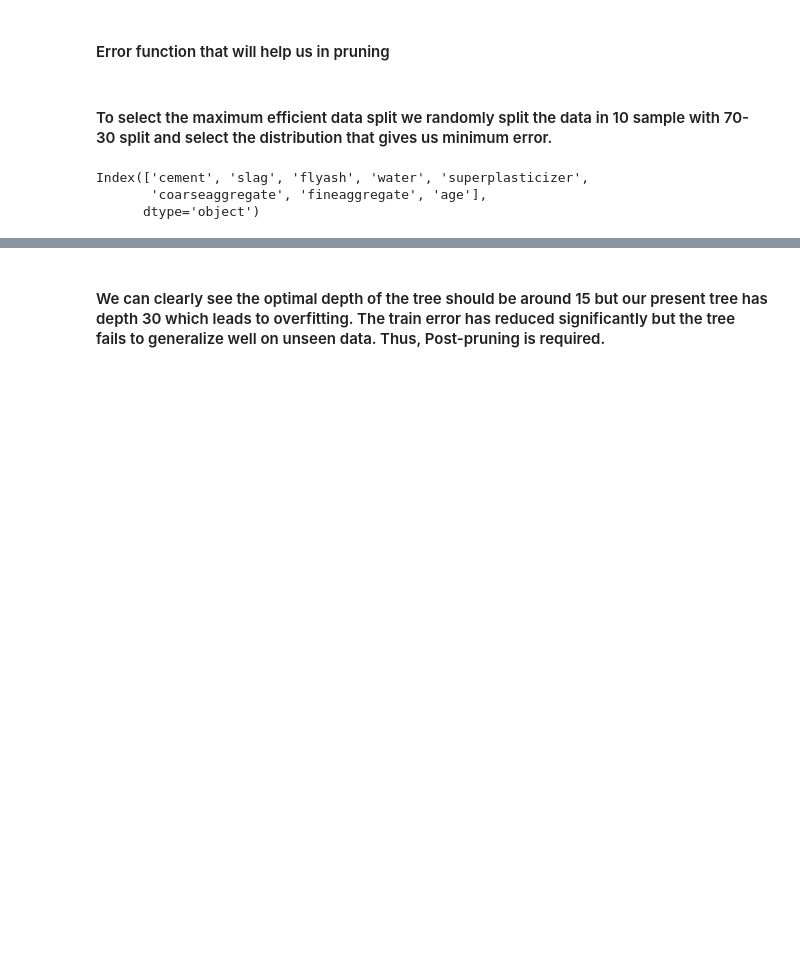
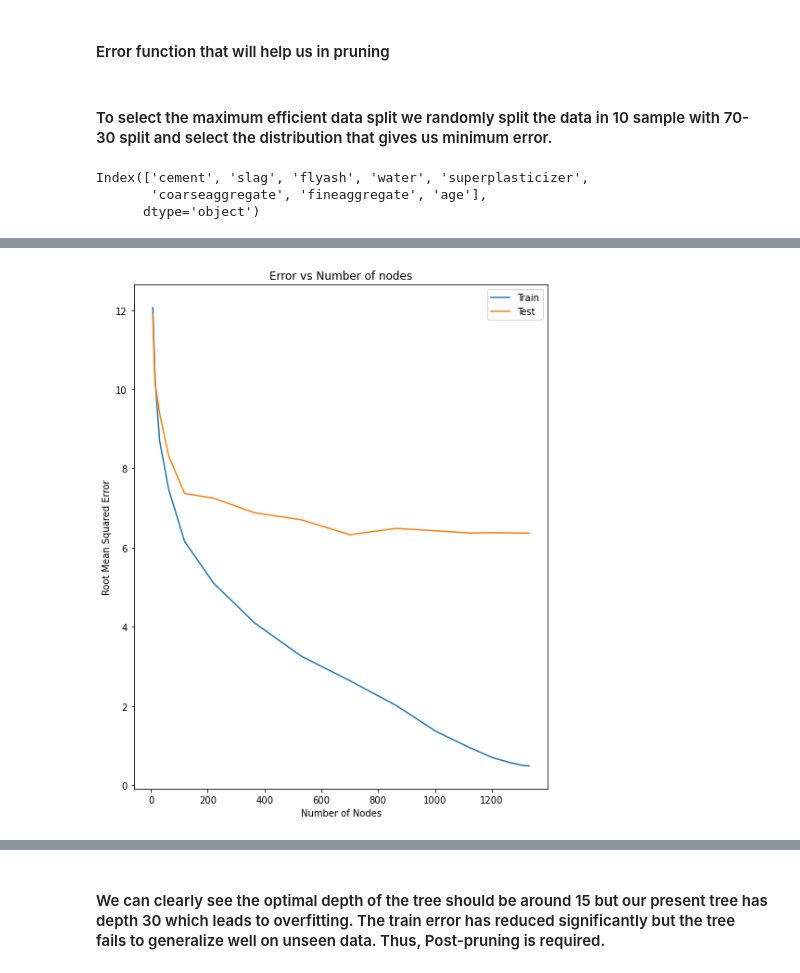
Before and after one commit to saransh03sharma/ML-22, a Jupyter notebook: Assignments/A1/B-Tree.ipynb, the cells around one changed output, grey strips where cells are left out. Drawn from its saved outputs; the diff is of its cells as text; code cells hidden in the pictures; blank space fills up the shorter version.

```diff
--- a/Assignments/A1/B-Tree.ipynb
+++ b/Assignments/A1/B-Tree.ipynb
@@ -501,0 +385,10 @@ plt.legend(['Train','Test']);
+# %%
+fig = plt.figure(figsize = (8,10))
+plt.plot(nod,train);
+plt.plot(nod,test);
+plt.xlabel("Number of Nodes");
+plt.ylabel("Root Mean Squared Error");
+plt.title("Error vs Number of nodes");
+plt.legend(['Train','Test']);
+# %% [output]
+[figure, added]
```
Also changed, not shown: parts of 34 cells of this notebook, 5 other files.
